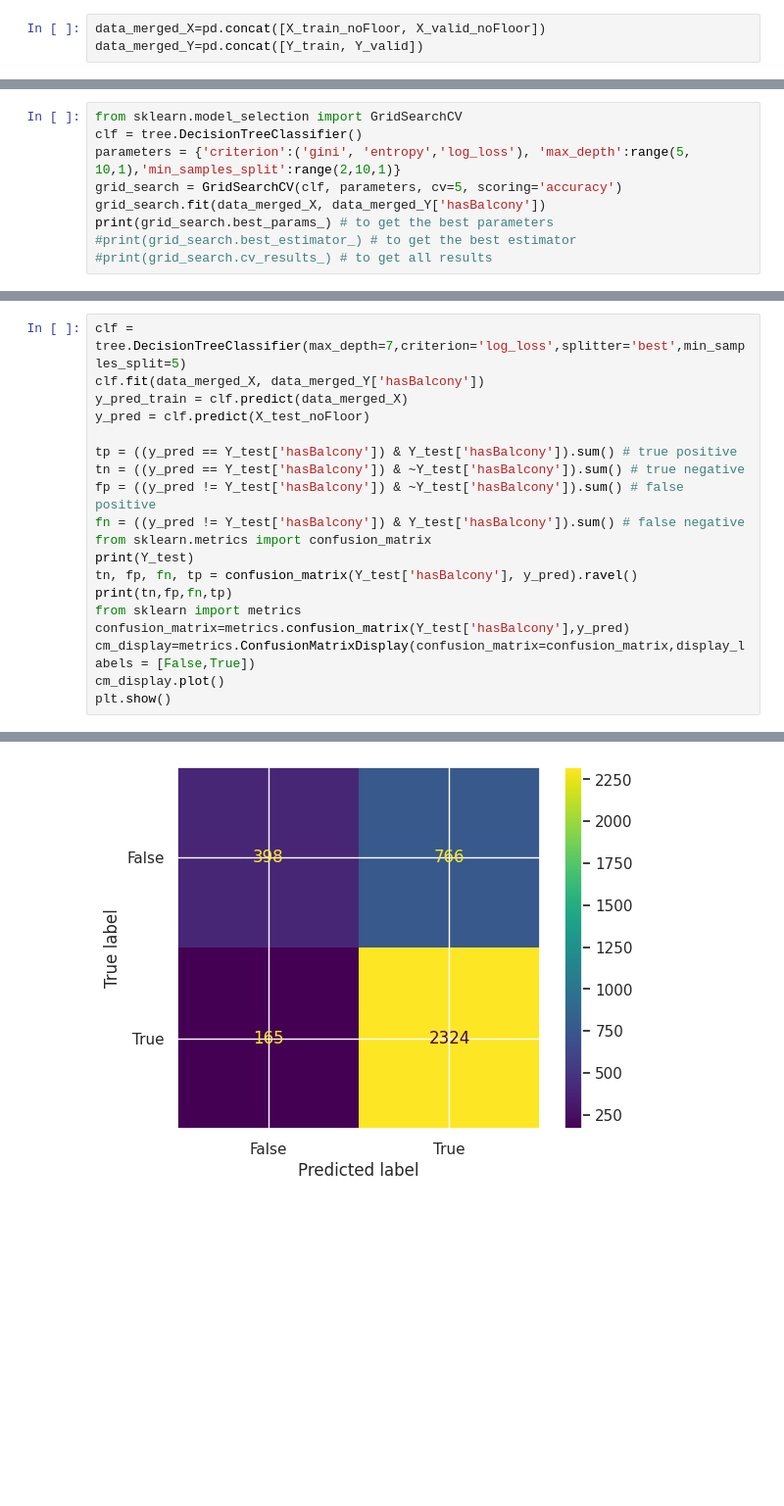
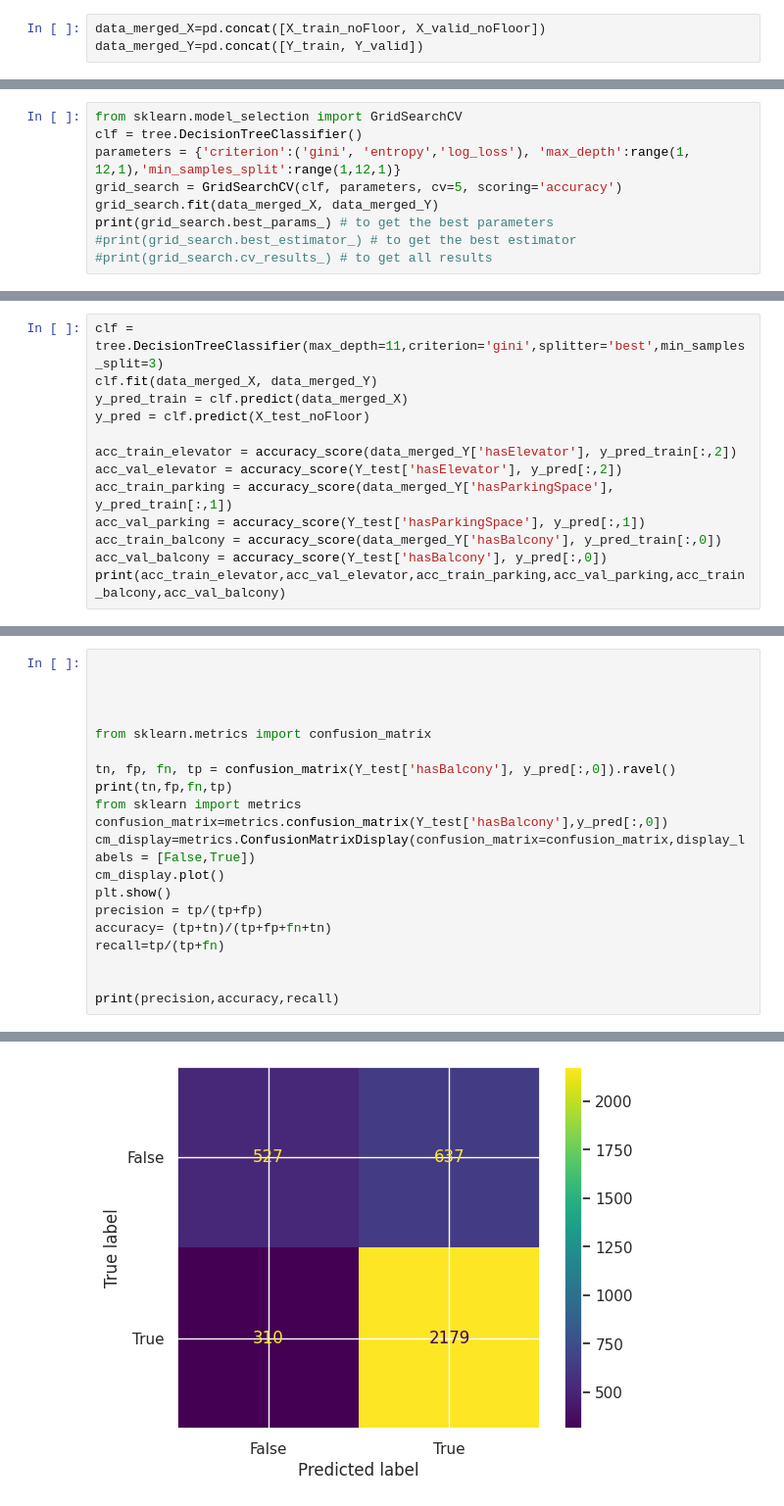
Before and after one commit to SzymonCisowski/PFML_Project, a Jupyter notebook: Projekt_PFML1.ipynb, the cells around one changed output, grey strips where cells are left out. Shown: that part at 98% size. Drawn from its saved outputs; the diff is of its cells as text; blank space fills up the shorter version.

```diff
--- a/Projekt_PFML1.ipynb
+++ b/Projekt_PFML1.ipynb
@@ -557,9 +560,9 @@ print(scores['score_time'].mean())
 # %%
 from sklearn.model_selection import GridSearchCV
 clf = tree.DecisionTreeClassifier()
-parameters = {'criterion':('gini', 'entropy','log_loss'), 'max_depth':range(5, 10,1),'min_samples_split':range(2,10,1)}
+parameters = {'criterion':('gini', 'entropy','log_loss'), 'max_depth':range(1, 12,1),'min_samples_split':range(1,12,1)}
 grid_search = GridSearchCV(clf, parameters, cv=5, scoring='accuracy')
-grid_search.fit(data_merged_X, data_merged_Y['hasBalcony'])
+grid_search.fit(data_merged_X, data_merged_Y)
 print(grid_search.best_params_) # to get the best parameters
 #print(grid_search.best_estimator_) # to get the best estimator
 #print(grid_search.cv_results_) # to get all results
@@ -571,0 +592,13 @@ print(grid_search.best_score_) # to get all results
+# %%
+clf = tree.DecisionTreeClassifier(max_depth=11,criterion='gini',splitter='best',min_samples_split=3)
+clf.fit(data_merged_X, data_merged_Y)
+y_pred_train = clf.predict(data_merged_X)
+y_pred = clf.predict(X_test_noFloor)
+
+acc_train_elevator = accuracy_score(data_merged_Y['hasElevator'], y_pred_train[:,2])
+acc_val_elevator = accuracy_score(Y_test['hasElevator'], y_pred[:,2])
+acc_train_parking = accuracy_score(data_merged_Y['hasParkingSpace'], y_pred_train[:,1])
+acc_val_parking = accuracy_score(Y_test['hasParkingSpace'], y_pred[:,1])
+acc_train_balcony = accuracy_score(data_merged_Y['hasBalcony'], y_pred_train[:,0])
+acc_val_balcony = accuracy_score(Y_test['hasBalcony'], y_pred[:,0])
+print(acc_train_elevator,acc_val_elevator,acc_train_parking,acc_val_parking,acc_train_balcony,acc_val_balcony)
@@ -572,20 +607,21 @@ print(grid_search.best_score_) # to get all results
 # %%
-clf = tree.DecisionTreeClassifier(max_depth=7,criterion='log_loss',splitter='best',min_samples_split=5)
-clf.fit(data_merged_X, data_merged_Y['hasBalcony'])
-y_pred_train = clf.predict(data_merged_X)
-y_pred = clf.predict(X_test_noFloor)
 
-tp = ((y_pred == Y_test['hasBalcony']) & Y_test['hasBalcony']).sum() # true positive
-tn = ((y_pred == Y_test['hasBalcony']) & ~Y_test['hasBalcony']).sum() # true negative
-fp = ((y_pred != Y_test['hasBalcony']) & ~Y_test['hasBalcony']).sum() # false positive
-fn = ((y_pred != Y_test['hasBalcony']) & Y_test['hasBalcony']).sum() # false negative
+
+
+
 from sklearn.metrics import confusion_matrix
-print(Y_test)
-tn, fp, fn, tp = confusion_matrix(Y_test['hasBalcony'], y_pred).ravel()
+
+tn, fp, fn, tp = confusion_matrix(Y_test['hasBalcony'], y_pred[:,0]).ravel()
 print(tn,fp,fn,tp)
 from sklearn import metrics
-confusion_matrix=metrics.confusion_matrix(Y_test['hasBalcony'],y_pred)
+confusion_matrix=metrics.confusion_matrix(Y_test['hasBalcony'],y_pred[:,0])
 cm_display=metrics.ConfusionMatrixDisplay(confusion_matrix=confusion_matrix,display_labels = [False,True])
 cm_display.plot()
 plt.show()
+precision = tp/(tp+fp)
+accuracy= (tp+tn)/(tp+fp+fn+tn)
+recall=tp/(tp+fn)
+
+
+print(precision,accuracy,recall)
 # %% [output]
@@ -607 +629 @@ plt.show()
-[figure, old version]
+[figure, new version]
```
Also changed, not shown: parts of 10 cells of this notebook.
